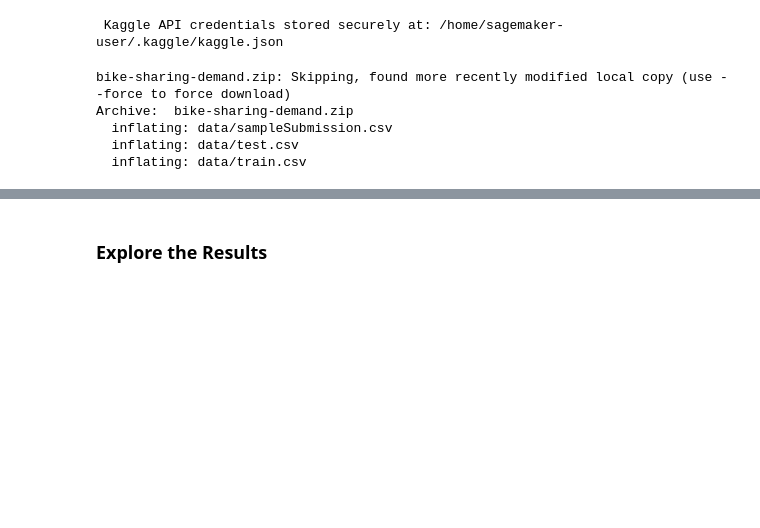
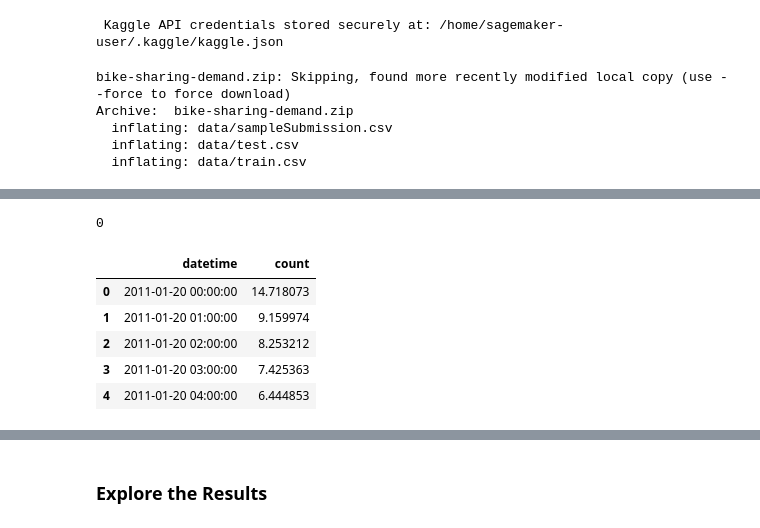
Before and after one commit to Harish8622/Autogluon-Kaggle-Ride-Sharing, a Jupyter notebook: notebooks/feature_engineering_notebook.ipynb, the cells around one changed output, grey strips where cells are left out. Saved outputs shown, nothing was run; the diff lists cells and outputs as text; code cells hidden in the pictures; blank space fills up the shorter version.

```diff
--- a/notebooks/feature_engineering_notebook.ipynb
+++ b/notebooks/feature_engineering_notebook.ipynb
@@ -107,0 +247,26 @@ test_df.head()
+# %%
+# replace any negative values with '0'
+new_datetime_features_predictions = new_datetime_features_predictions.clip(lower=0)
+
+# Check no negative values exist
+(new_datetime_features_predictions<0).sum()
+# %% [output]
+0
+# %%
+# Initialise submissions df from submissions example
+submission_new_datetime_features_df = submission_df
+
+# populate count column with predictions
+submission_new_datetime_features_df["count"] = new_datetime_features_predictions
+
+# Convert to csv
+submission_new_datetime_features_df.to_csv("new_datetime_features_submission.csv", index=False)
+# %%
+submission_new_datetime_features_df.head()
+# %% [output]
+|  | datetime | count |
+| 0 | 2011-01-20 00:00:00 | 14.718073 |
+| 1 | 2011-01-20 01:00:00 | 9.159974 |
+| 2 | 2011-01-20 02:00:00 | 8.253212 |
+| 3 | 2011-01-20 03:00:00 | 7.425363 |
+| 4 | 2011-01-20 04:00:00 | 6.444853 |
```
Also changed, not shown: parts of 62 cells of this notebook, 3 other files.
